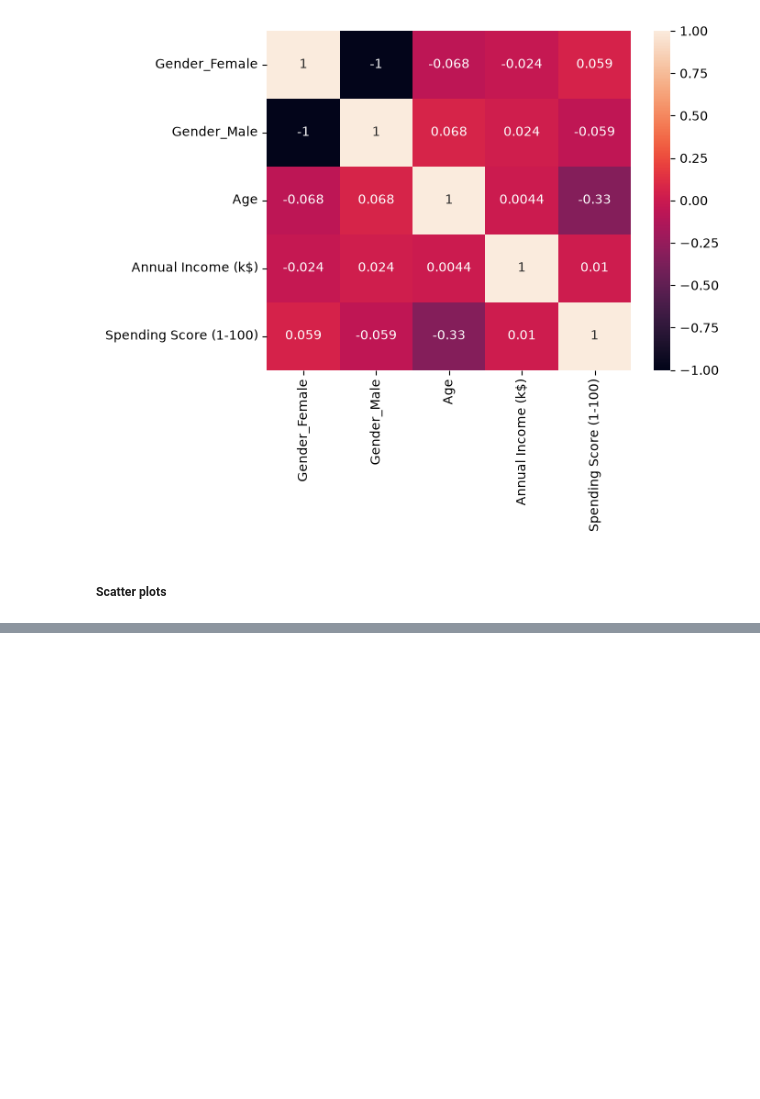
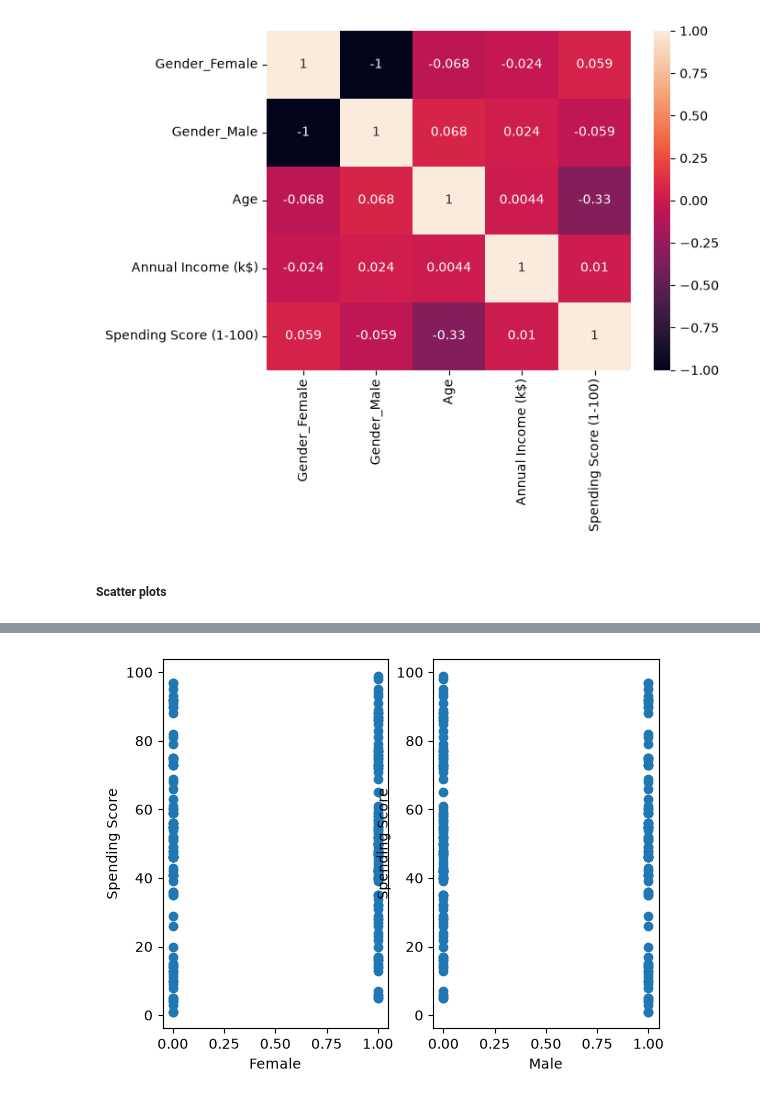
Before and after one commit to david-x1628/exercises, a Jupyter notebook: private_projects/customer_segmentation/customer_segmentation.ipynb, the cells around one changed output, grey strips where cells are left out. Cells and saved outputs as stored; diff of their text form; code cells hidden in the pictures; blank space fills up the shorter version.

```diff
--- a/private_projects/customer_segmentation/customer_segmentation.ipynb
+++ b/private_projects/customer_segmentation/customer_segmentation.ipynb
@@ -164,0 +187,18 @@ plt.scatter(x=data["Annual Income (k$)"],
+# %%
+# Gender and spending score
+fig, axs = plt.subplots(1, 2)
+ax1, ax2 = axs
+
+ax1.scatter(x=num_data["Gender_Female"],
+            y=data["Spending Score (1-100)"])
+ax1.set_xlabel("Female")
+ax1.set_ylabel("Spending Score")
+
+ax2.scatter(x=num_data["Gender_Male"],
+            y=data["Spending Score (1-100)"])
+ax2.set_xlabel("Male")
+ax2.set_ylabel("Spending Score")
+
+plt.show()
+# %% [output]
+[figure, added]
```
Also changed, not shown: parts of 15 cells of this notebook.
